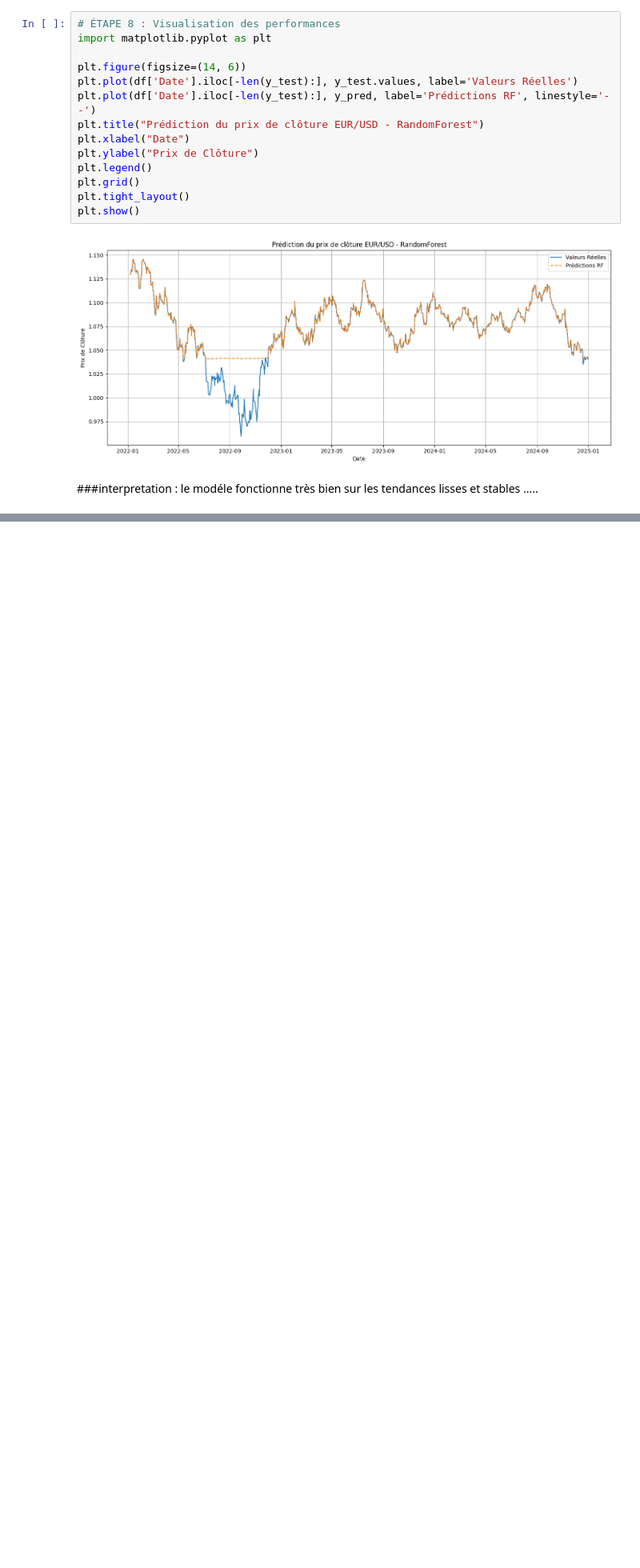
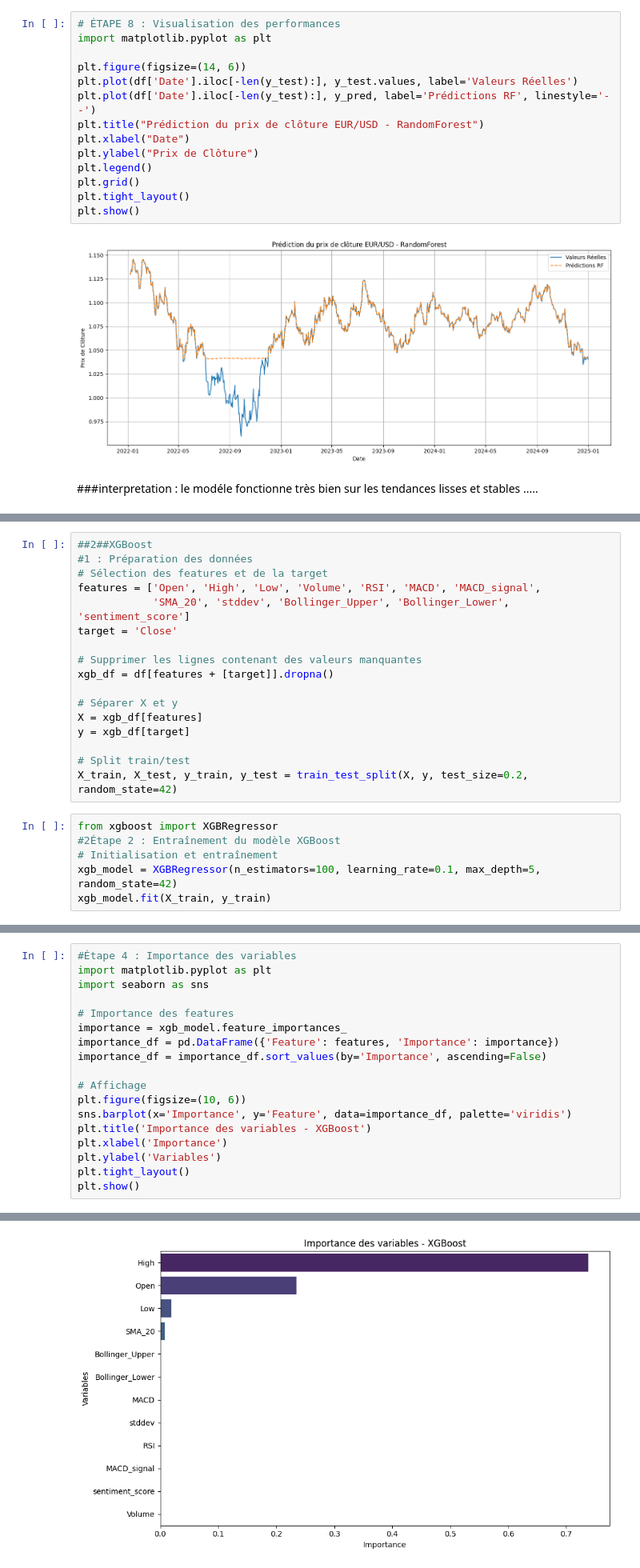
Before and after one commit to CheikhMalainine1973/Smartforex, a Jupyter notebook: Untitled32.ipynb, the cells around one changed output, grey strips where cells are left out. Shown at 80% size. Drawn from its saved outputs; the diff is of its cells as text; blank space fills up the shorter version.

```diff
--- a/Untitled32.ipynb
+++ b/Untitled32.ipynb
@@ -503,0 +554,23 @@ plt.show()
+# %%
+##2##XGBoost
+#1 : Préparation des données
+# Sélection des features et de la target
+features = ['Open', 'High', 'Low', 'Volume', 'RSI', 'MACD', 'MACD_signal',
+            'SMA_20', 'stddev', 'Bollinger_Upper', 'Bollinger_Lower', 'sentiment_score']
+target = 'Close'
+
+# Supprimer les lignes contenant des valeurs manquantes
+xgb_df = df[features + [target]].dropna()
+
+# Séparer X et y
+X = xgb_df[features]
+y = xgb_df[target]
+
+# Split train/test
+X_train, X_test, y_train, y_test = train_test_split(X, y, test_size=0.2, random_state=42)
+# %%
+from xgboost import XGBRegressor
+#2Étape 2 : Entraînement du modèle XGBoost
+# Initialisation et entraînement
+xgb_model = XGBRegressor(n_estimators=100, learning_rate=0.1, max_depth=5, random_state=42)
+xgb_model.fit(X_train, y_train)
@@ -503,0 +609,19 @@ plt.show()
+# %%
+#Étape 4 : Importance des variables
+import matplotlib.pyplot as plt
+import seaborn as sns
+
+# Importance des features
+importance = xgb_model.feature_importances_
+importance_df = pd.DataFrame({'Feature': features, 'Importance': importance})
+importance_df = importance_df.sort_values(by='Importance', ascending=False)
+
+# Affichage
+plt.figure(figsize=(10, 6))
+sns.barplot(x='Importance', y='Feature', data=importance_df, palette='viridis')
+plt.title('Importance des variables - XGBoost')
+plt.xlabel('Importance')
+plt.ylabel('Variables')
+plt.tight_layout()
+plt.show()
+# %% [output]
@@ -503,0 +631 @@ plt.show()
+[figure, added]
```
Also changed, not shown: parts of 13 cells of this notebook.
